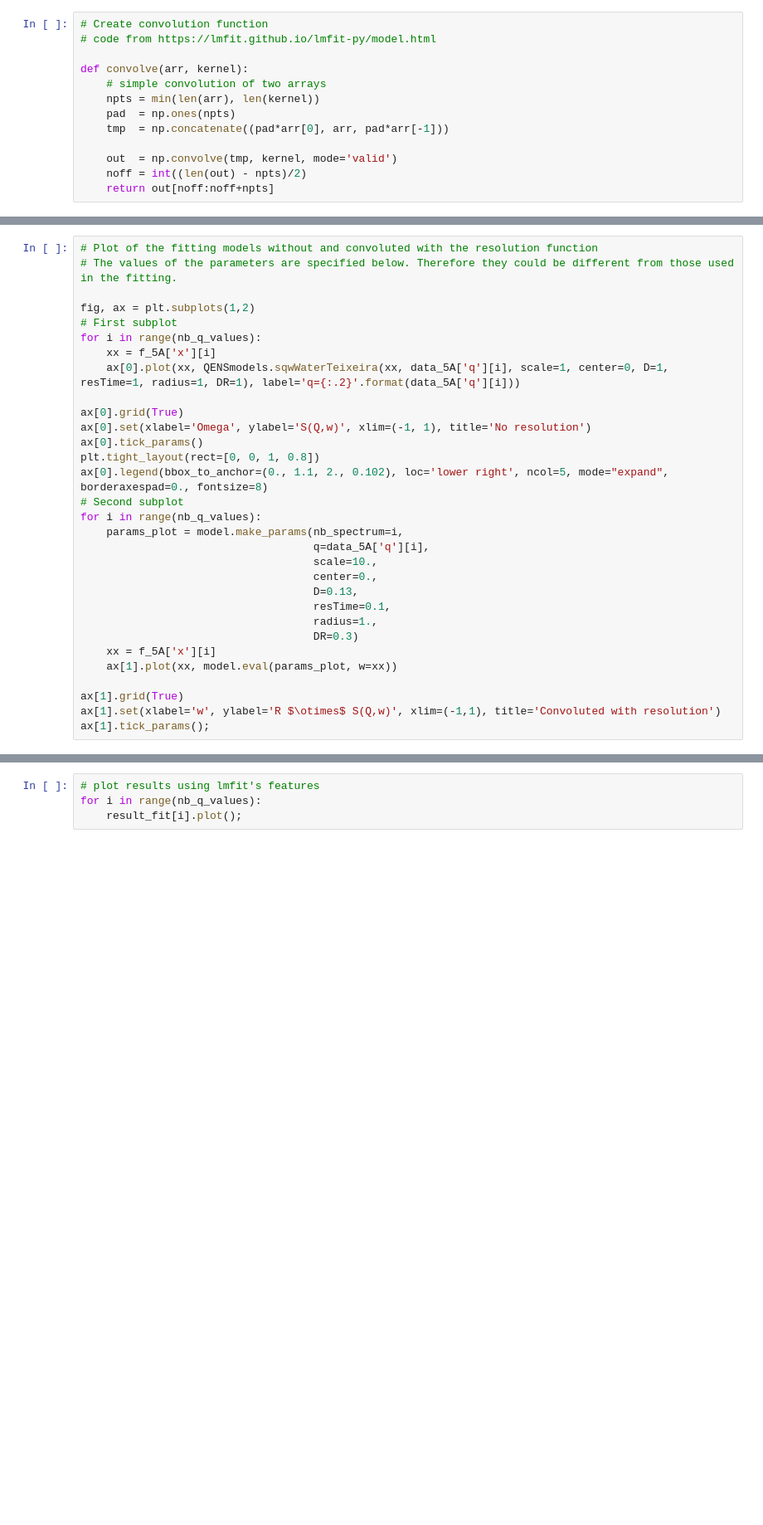
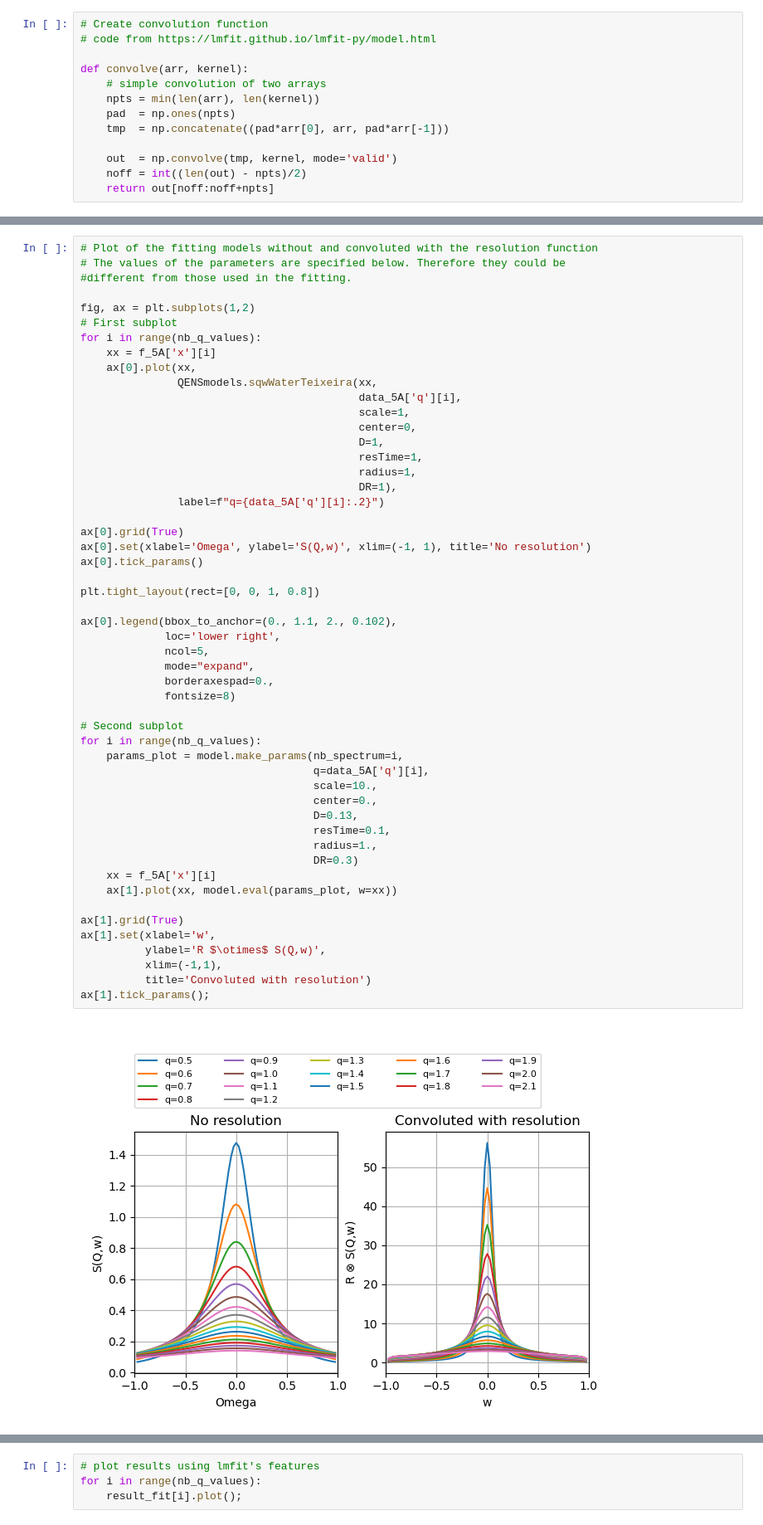
Before and after one commit to celinedurniak/test_nbsphinx, a Jupyter notebook: docs/examples/lmfit_waterIN5_teixeira_fit.ipynb, the cells around one changed output, grey strips where cells are left out. Shown at 83% size. Cells and saved outputs as stored; diff of their text form; blank space fills up the shorter version.

```diff
--- a/docs/examples/lmfit_waterIN5_teixeira_fit.ipynb
+++ b/docs/examples/lmfit_waterIN5_teixeira_fit.ipynb
@@ -246,32 +211,55 @@ params = model.make_params()
 # %%
 # Plot of the fitting models without and convoluted with the resolution function
-# The values of the parameters are specified below. Therefore they could be different from those used in the fitting.
+# The values of the parameters are specified below. Therefore they could be
+#different from those used in the fitting.
 
 fig, ax = plt.subplots(1,2)
 # First subplot
 for i in range(nb_q_values):
     xx = f_5A['x'][i]
-    ax[0].plot(xx, QENSmodels.sqwWaterTeixeira(xx, data_5A['q'][i], scale=1, center=0, D=1, resTime=1, radius=1, DR=1), label='q={:.2}'.format(data_5A['q'][i]))
+    ax[0].plot(xx,
+               QENSmodels.sqwWaterTeixeira(xx,
+                                           data_5A['q'][i],
+                                           scale=1,
+                                           center=0,
+                                           D=1,
+                                           resTime=1,
+                                           radius=1,
+                                           DR=1),
+               label=f"q={data_5A['q'][i]:.2}")
 
 ax[0].grid(True)
 ax[0].set(xlabel='Omega', ylabel='S(Q,w)', xlim=(-1, 1), title='No resolution')
 ax[0].tick_params()
+
 plt.tight_layout(rect=[0, 0, 1, 0.8])
-ax[0].legend(bbox_to_anchor=(0., 1.1, 2., 0.102), loc='lower right', ncol=5, mode="expand", borderaxespad=0., fontsize=8)
+
+ax[0].legend(bbox_to_anchor=(0., 1.1, 2., 0.102),
+             loc='lower right',
+             ncol=5,
+             mode="expand",
+             borderaxespad=0.,
+             fontsize=8)
+
 # Second subplot
 for i in range(nb_q_values):
     params_plot = model.make_params(nb_spectrum=i,
                                     q=data_5A['q'][i],
                                     scale=10.,
                                     center=0.,
                                     D=0.13,
                                     resTime=0.1,
                                     radius=1.,
                                     DR=0.3)
     xx = f_5A['x'][i]
     ax[1].plot(xx, model.eval(params_plot, w=xx))
 
 ax[1].grid(True)
-ax[1].set(xlabel='w', ylabel='R $\otimes$ S(Q,w)', xlim=(-1,1), title='Convoluted with resolution')
+ax[1].set(xlabel='w',
+          ylabel='R $\otimes$ S(Q,w)',
+          xlim=(-1,1),
+          title='Convoluted with resolution')
 ax[1].tick_params();
+# %% [output]
+[figure, added]
 # %% [markdown]
```
Also changed, not shown: parts of 26 cells of this notebook, 20 other files.
